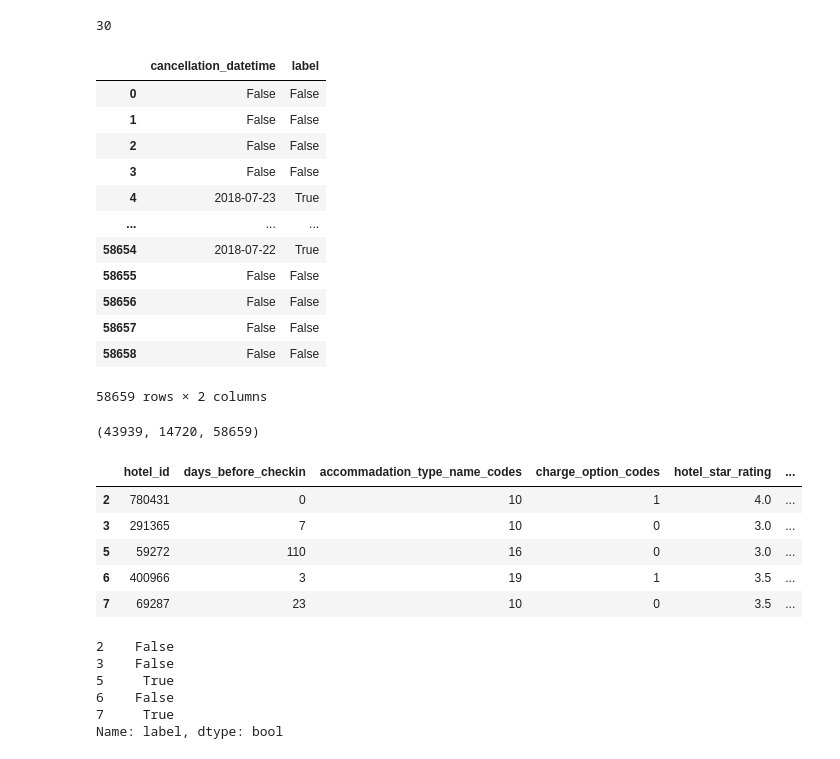
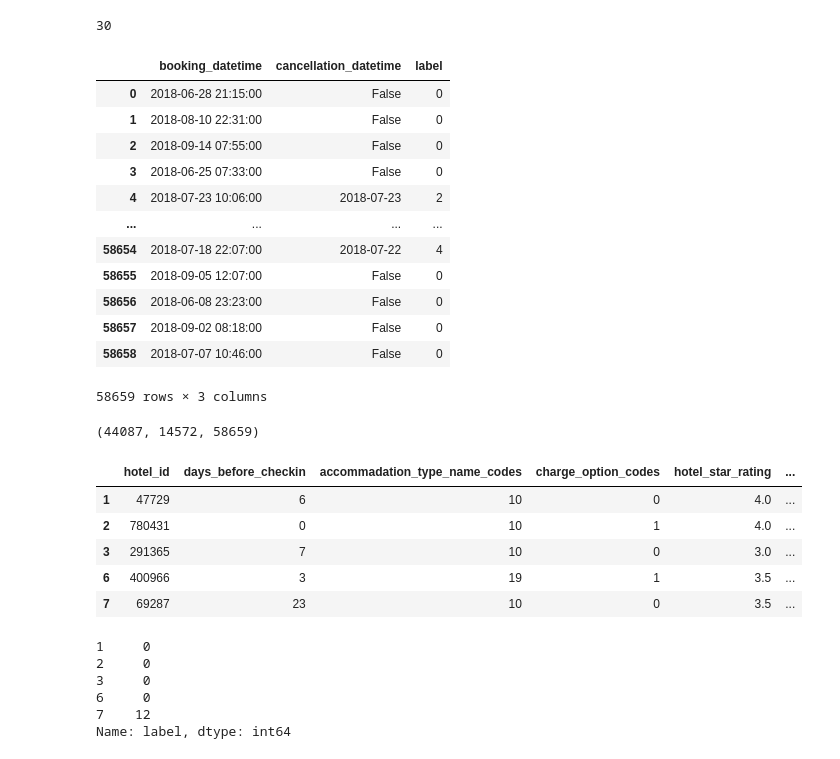
Before and after one commit to razbareli/IML, a Jupyter notebook: challenge/model_testing.ipynb, the cells around one changed output. Drawn from its saved outputs; the diff is of its cells as text; code cells hidden in the pictures.

```diff
--- a/challenge/model_testing.ipynb
+++ b/challenge/model_testing.ipynb
@@ -43,24 +58,37 @@ full_data['days_before_checkin'] = [i.days for i in (b2.to_numpy() - b1.to_numpy
 30
 # %%
 dates = {"2018-07-17", "2018-07-18", "2018-07-19", "2018-07-20", "2018-07-21", "2018-07-22", "2018-07-23"}
-# full_data['label'] = full_data.cancellation_datetime.map(lambda x: bool(x) & True & (x in dates))
+end_cancellation_period = pd.Timestamp("2018-07-23")
+# full_data['label'] = full_data.cancellation_datetime.map(lambda x: (end_cancellation_period - pd.Timestamp(x) ).days if x != 10000 else x)
+# full_data['label'] = full_data['label'].map(lambda x: 10000 if x<0 else x)
 full_data['label'] = full_data.cancellation_datetime.map(lambda x: bool(x) & True)
+c1 = full_data['cancellation_datetime'].apply(lambda x: pd.Timestamp(x) if x != False else x)
+c2 = full_data['booking_datetime'].apply(lambda x: pd.Timestamp(x))
+# c3 = [i.days for i in (c2.to_numpy() - c1.to_numpy())]
+# full_data['label'] = [i.days for i in (b2.to_numpy() - b1.to_numpy())]
 # full_data['label'] = full_data.cancellation_datetime.map(lambda x: x > '2018-08-15' and x < '2018-08-20')
-full_data.loc[:, ['cancellation_datetime', 'label']]
+# c1 = full_data['cancellation_datetime'].apply(lambda x: (end_cancellation_period - pd.Timestamp(x) ).days if x != False else x)
+
+# c1
+# full_data['booking_datetime']
+
+# how many days after booking, the order was cancelled
+full_data['label'] = [abs((c1[i]-c2[i]).days)+1  if c1[i] != False else 0 for i in range(len(c2))]
+full_data.loc[:, ['booking_datetime','cancellation_datetime', 'label']]
 # %% [output]
-|  | cancellation_datetime | label |
-| 0 | False | False |
-| 1 | False | False |
-| 2 | False | False |
-| 3 | False | False |
-| 4 | 2018-07-23 | True |
-| ... | ... | ... |
-| 58654 | 2018-07-22 | True |
-| 58655 | False | False |
-| 58656 | False | False |
-| 58657 | False | False |
-| 58658 | False | False |
+|  | booking_datetime | cancellation_datetime | label |
+| 0 | 2018-06-28 21:15:00 | False | 0 |
+| 1 | 2018-08-10 22:31:00 | False | 0 |
+| 2 | 2018-09-14 07:55:00 | False | 0 |
+| 3 | 2018-06-25 07:33:00 | False | 0 |
+| 4 | 2018-07-23 10:06:00 | 2018-07-23 | 2 |
+| ... | ... | ... | ... |
+| 58654 | 2018-07-18 22:07:00 | 2018-07-22 | 4 |
+| 58655 | 2018-09-05 12:07:00 | False | 0 |
+| 58656 | 2018-06-08 23:23:00 | False | 0 |
+| 58657 | 2018-09-02 08:18:00 | False | 0 |
+| 58658 | 2018-07-07 10:46:00 | False | 0 |
-58659 rows × 2 columns
+58659 rows × 3 columns
 # %%
 # split the data into training set and test set
 train_ratio = 0.75
@@ -71,7 +99,7 @@ train_df = full_data[full_data.train]
 test_df = full_data[~full_data.train]
 len(train_df), len(test_df), len(full_data)
 # %% [output]
-(43939, 14720, 58659)
+(44087, 14572, 58659)
 # %%
 features_cols = ["hotel_id", "days_before_checkin",
                 "accommadation_type_name_codes",
@@ -84,9 +112,9 @@ test_features = test_df[features_cols]
 train_features.head()
 # %% [output]
 |  | hotel_id | days_before_checkin | accommadation_type_name_codes | charge_option_codes | hotel_star_rating | ... |
+| 1 | 47729 | 6 | 10 | 0 | 4.0 | ... |
 | 2 | 780431 | 0 | 10 | 1 | 4.0 | ... |
 | 3 | 291365 | 7 | 10 | 0 | 3.0 | ... |
-| 5 | 59272 | 110 | 16 | 0 | 3.0 | ... |
 | 6 | 400966 | 3 | 19 | 1 | 3.5 | ... |
 | 7 | 69287 | 23 | 10 | 0 | 3.5 | ... |
 # %%
@@ -101,9 +129,9 @@ train_labels = train_df["label"]
 test_labels = test_df["label"]
 train_labels.head()
 # %% [output]
-2    False
-3    False
-5     True
-6    False
-7     True
-Name: label, dtype: bool
+1     0
+2     0
+3     0
+6     0
+7    12
+Name: label, dtype: int64
```
Also changed, not shown: parts of 14 cells of this notebook, 3 other files.
